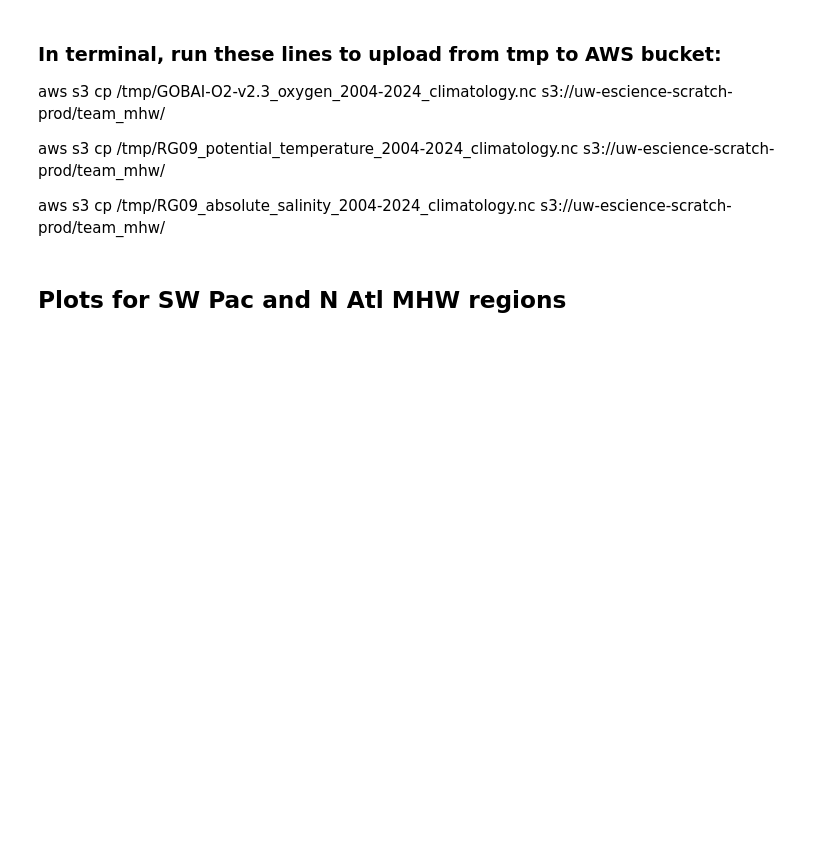
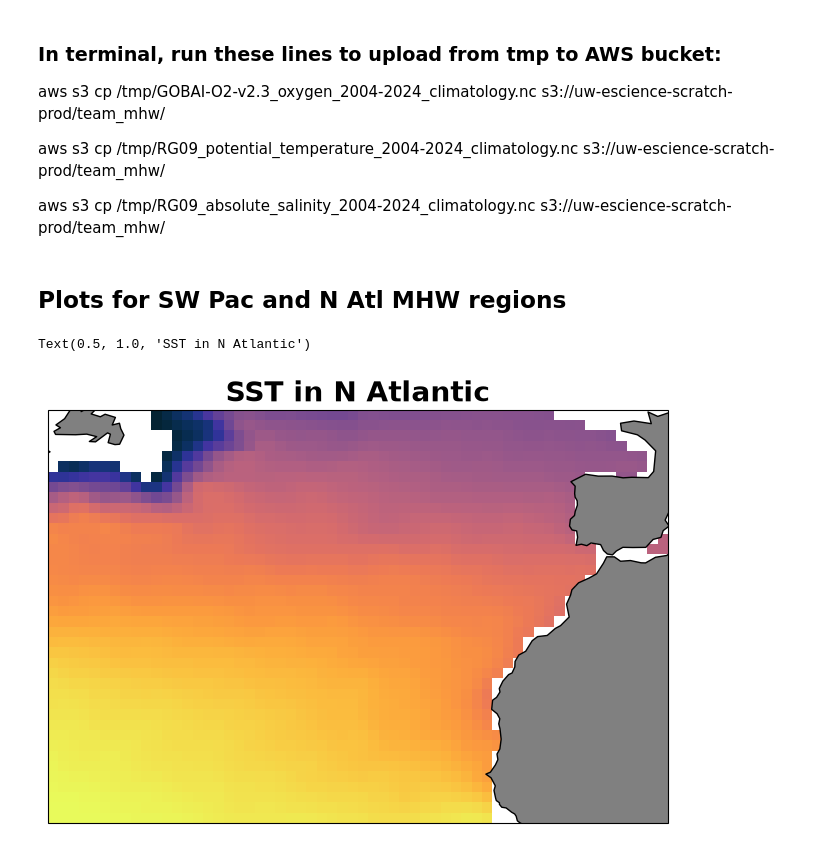
Before and after one commit to go-bgc/Marine-Heat-Waves, a Jupyter notebook: contributors/stevie/RG09_climatology.ipynb, the cells around one changed output. Drawn from its saved outputs; the diff is of its cells as text; code cells hidden in the pictures; blank space fills up the shorter version.

Commit message:
plotting climatologies

```diff
--- a/contributors/stevie/RG09_climatology.ipynb
+++ b/contributors/stevie/RG09_climatology.ipynb
@@ -147,9 +153,72 @@ aws s3 cp /tmp/RG09_potential_temperature_2004-2024_climatology.nc s3://uw-escie
 aws s3 cp /tmp/RG09_absolute_salinity_2004-2024_climatology.nc s3://uw-escience-scratch-prod/team_mhw/
 # %% [markdown]
 ## Plots for SW Pac and N Atl MHW regions
+# %%
+s3_path = "s3://uw-escience-scratch-prod/team_mhw/"
+#open GOBAI
+ds = xr.open_dataset(s3_path+'RG09_potential_temperature_2004-2024_monthly_climatology.nc', engine="h5netcdf")
 # %%
 # SW Pac
-lon0 = 150
-lon1 = 220
-lat0 = -60
-lat1 = -40
+# lon0 = 220
+# lon1 = 330
+# lat0 = -60
+# lat1 = -40
+
+# N Atl
+lon0 = 300
+lon1 = 360
+lat0 = 10
+lat1 = 50
+# %%
+SWPac = ds['temp'].sel(lat=slice(lat0,lat1),lon=slice(lon0,lon1),month=1,pres=2.5)
+data = SWPac
+title_size = 20
+axis_size = 17
+tick_size = 13
+colorbar_label = "SST (deg C)"
+title = "SST in N Atlantic"
+#assign projection type
+crs0 = ccrs.PlateCarree()
+
+#create figure object
+fig = plt.figure(figsize = (8,8))
+
+#add panel
+ax = fig.add_subplot(111, projection = crs0)
+coast_50m = cfeature.NaturalEarthFeature('physical', 'land', '110m', edgecolor='k', facecolor='gray')
+ax.add_feature(coast_50m)
+ax.set_facecolor('white')
+
+#Colormap specification
+color = cmocean.cm.thermal
+# plot satellite data
+plot = data.plot(cmap=color,transform=crs0,add_colorbar=False)
+
+cbar = fig.colorbar(plot,fraction=0.018, pad=0.02)
+cbar.ax.tick_params(labelsize=tick_size)
+cbar.set_label(colorbar_label, size = axis_size)
+
+# # Gridlines
+# gl = ax.gridlines(crs=crs0, draw_labels=True, x_inline=False, y_inline=False,
+#       linewidth=1, color='gray', alpha=0.3, linestyle='-')
+# gl.xlabel_style = {'size': tick_size, 'color': 'k'}
+# gl.ylabel_style = {'size': tick_size, 'color': 'k'}
+# gl.top_labels = False
+
+# # Rectangle showing MHW region
+# rect = mpatches.Rectangle((lon0, lat0),
+#                           lon1 - lon0,
+#                           lat1 - lat0,
+#                           transform=ccrs.PlateCarree(),
+#                           facecolor='none', edgecolor='red',
+#                           linewidth=1.5, linestyle='--')
+# ax.add_patch(rect)
+
+ax.set_title(title, size=title_size, weight='bold')
+#chla colorbar
+# cbar = fig.colorbar(plot, fraction=0.02, pad=0.03)
+# cbar.set_label('SST in January')
+# cbar.update_ticks()
+# %% [output]
+Text(0.5, 1.0, 'SST in N Atlantic')
+[figure, added]
```
Also changed, not shown: parts of 2 cells of this notebook.
